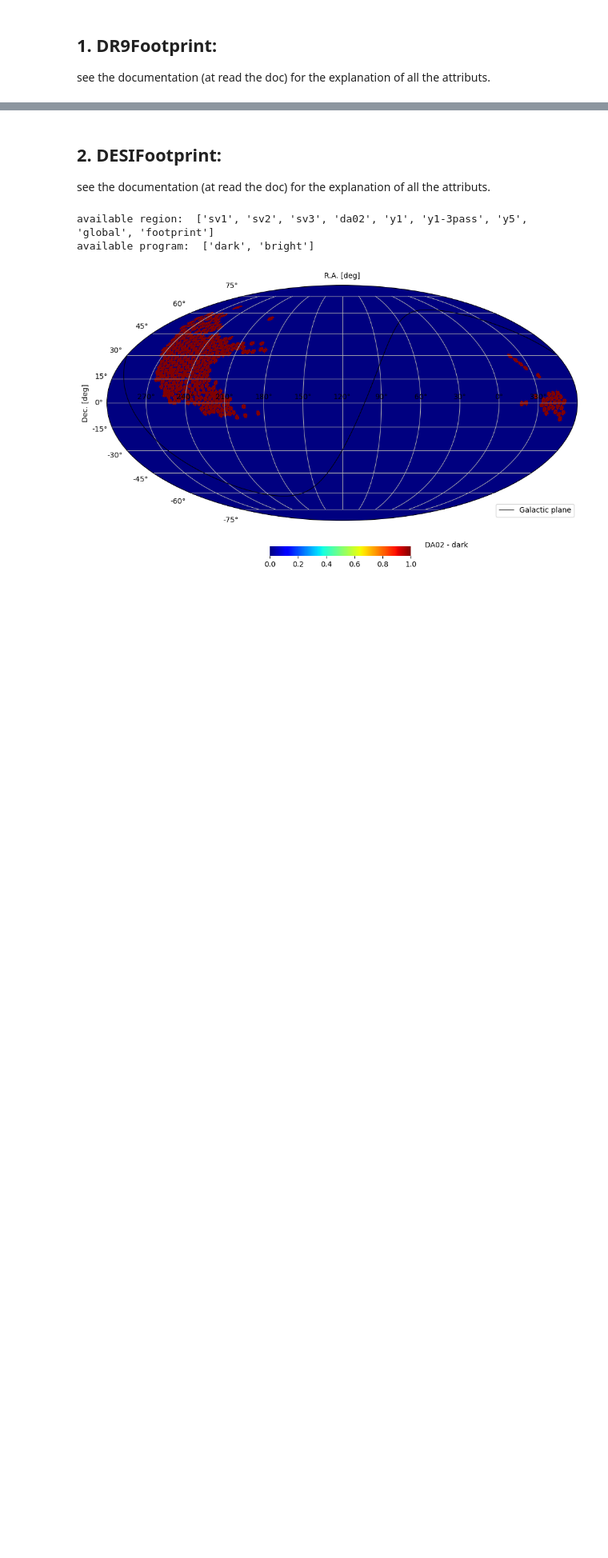
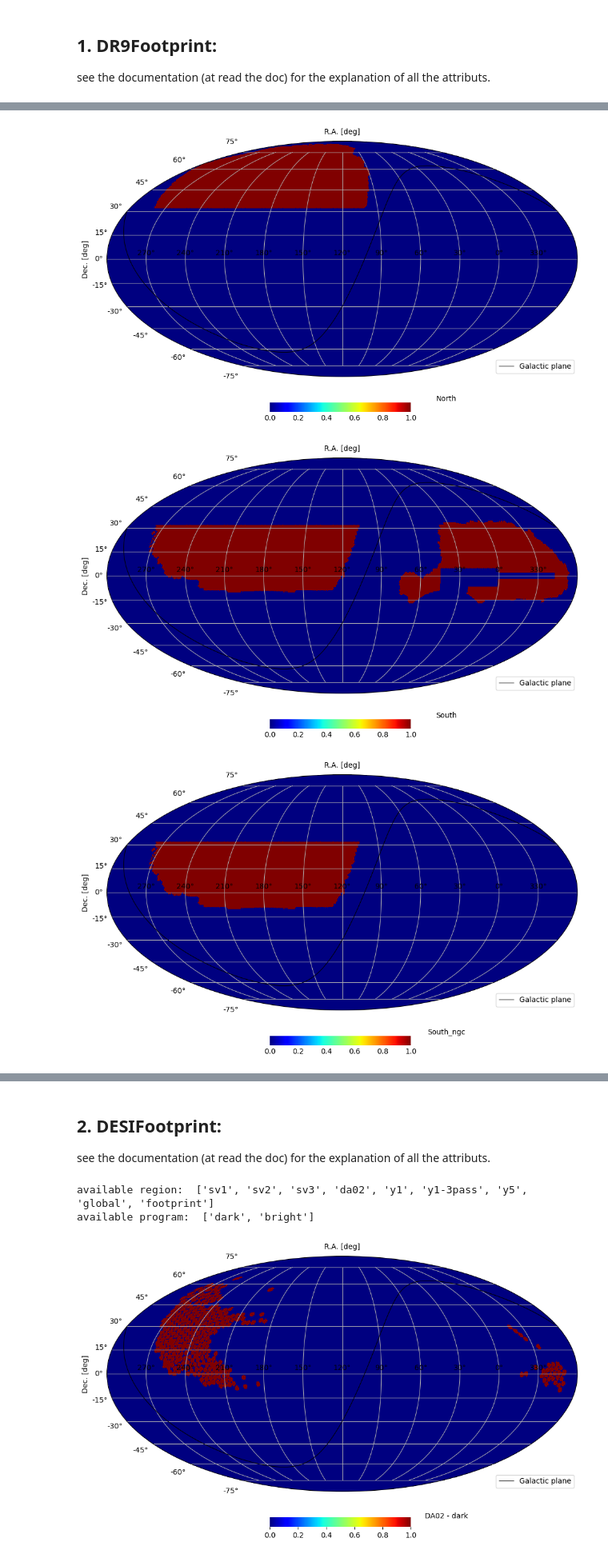
Before and after one commit to echaussidon/regressis, a Jupyter notebook: nb/footprint.ipynb, the cells around one changed output, grey strips where cells are left out. Shown at 80% size. Cells and saved outputs as stored; diff of their text form; code cells hidden in the pictures; blank space fills up the shorter version.

```diff
--- a/nb/footprint.ipynb
+++ b/nb/footprint.ipynb
@@ -34,0 +40,7 @@ for region in dr9_footprint.default_regions:
+# %%
+for region in dr9_footprint.available_regions:
+    plot_moll(dr9_footprint(region), galactic_plane=True, label=region)
+# %% [output]
+[figure, added]
+[figure, added]
+[figure, added]
```
Also changed, not shown: parts of 4 cells of this notebook, 13 other files.
